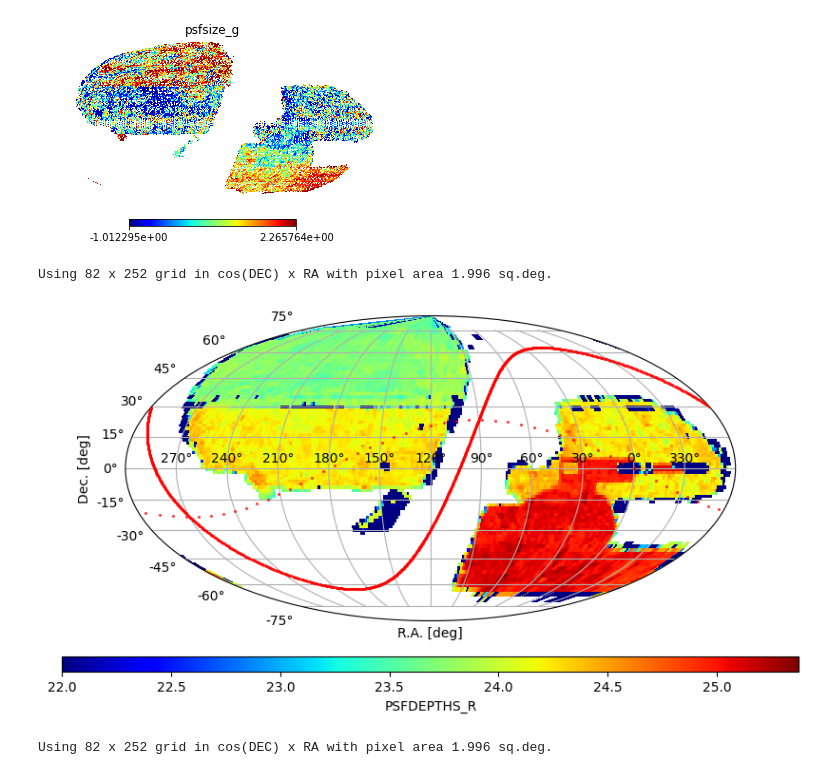
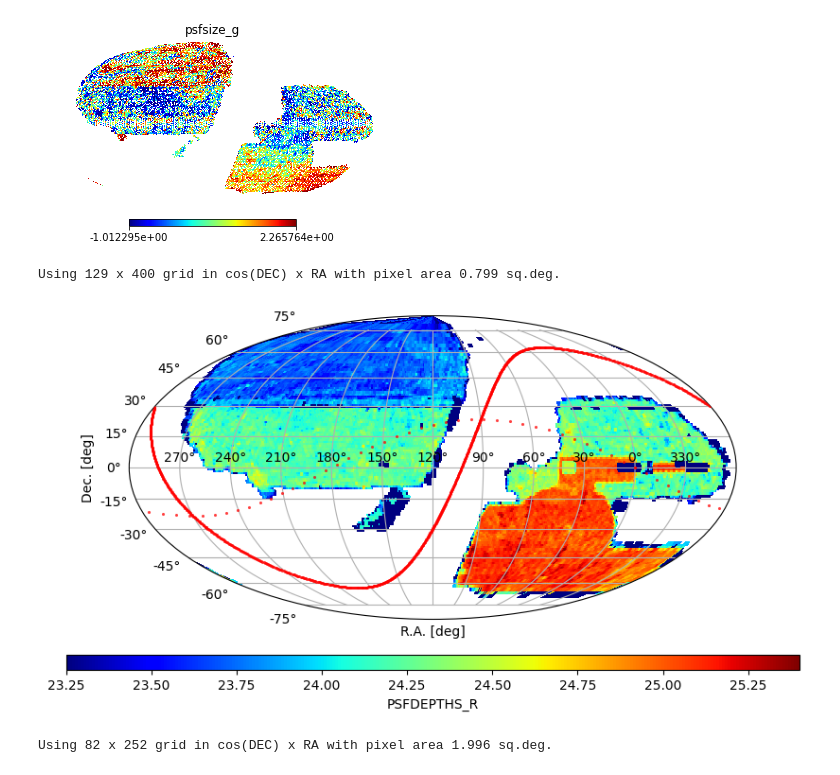
Before and after one commit to elleggert/astrostatistics, a Jupyter notebook: data_preprocessing/dataset_preparation/dataprep.ipynb, the cells around one changed output. Drawn from its saved outputs; the diff is of its cells as text; code cells hidden in the pictures.

Commit message:
Merged DataPrep Plotting facility

```diff
--- a/data_preprocessing/dataset_preparation/dataprep.ipynb
+++ b/data_preprocessing/dataset_preparation/dataprep.ipynb
@@ -112,10 +112,10 @@ hp.mollview(m, title=elem, format='%e', norm='hist', cmap="jet", notext=False, r
 # %%
 from desiutil.plots import plot_sky_binned
 # %%
-ax = plot_sky_binned(df_norms.ra,df_norms.dec, data=df_norms.psfdepth_r, cmap='jet',label='PSFDEPTHS_R', plot_type='grid', verbose=True,max_bin_area=2, clip_lo=22)
+ax = plot_sky_binned(df_norms.ra,df_norms.dec, data=df_norms.psfdepth_r, cmap='jet',label='PSFDEPTHS_R', plot_type='grid', verbose=True,max_bin_area=0.8, clip_lo=23.25, clip_hi=25.5)
 # %% [output]
-Using 82 x 252 grid in cos(DEC) x RA with pixel area 1.996 sq.deg.
+Using 129 x 400 grid in cos(DEC) x RA with pixel area 0.799 sq.deg.
-[figure, old version]
+[figure, new version]
 # %%
 ax = plot_sky_binned(df_norms.ra,df_norms.dec, data=df_norms.psfdepth_z, cmap='jet',label='PSFDEPTHS_Z', plot_type='grid', verbose=True,max_bin_area=2, clip_lo=22)
 # %% [output]
```
Also changed, not shown: parts of 16 cells of this notebook.
